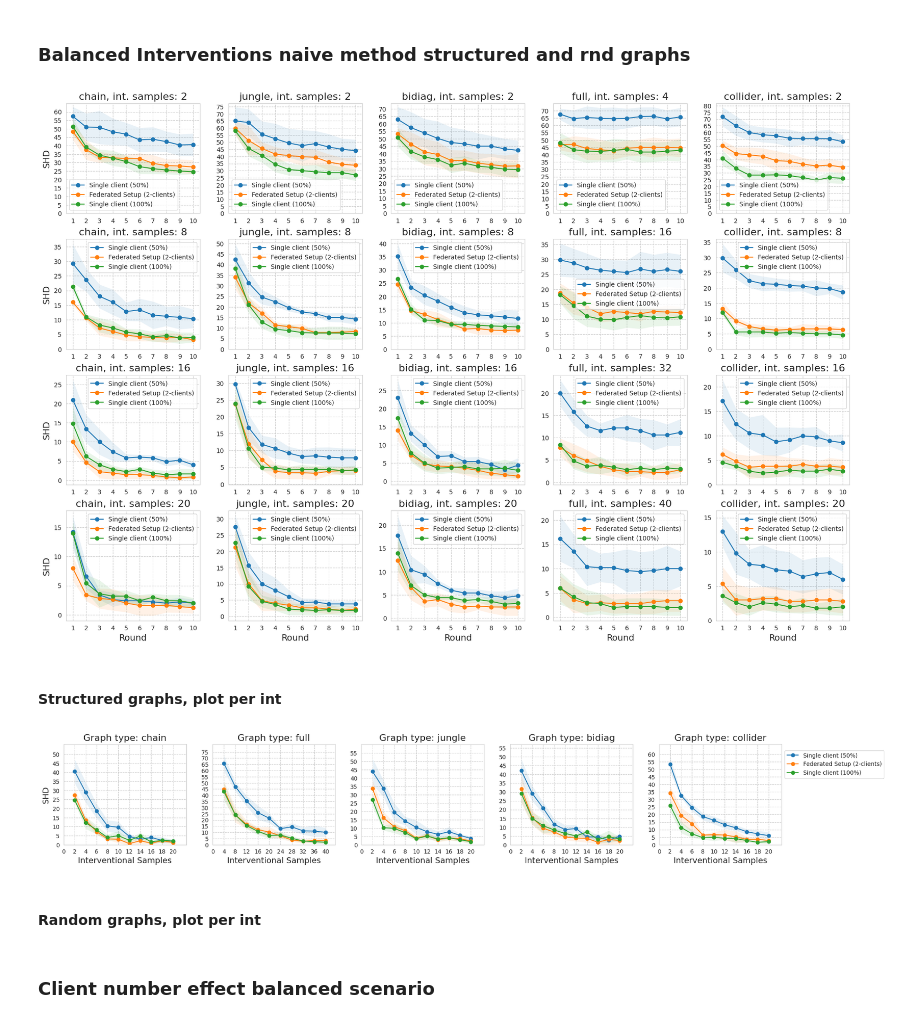
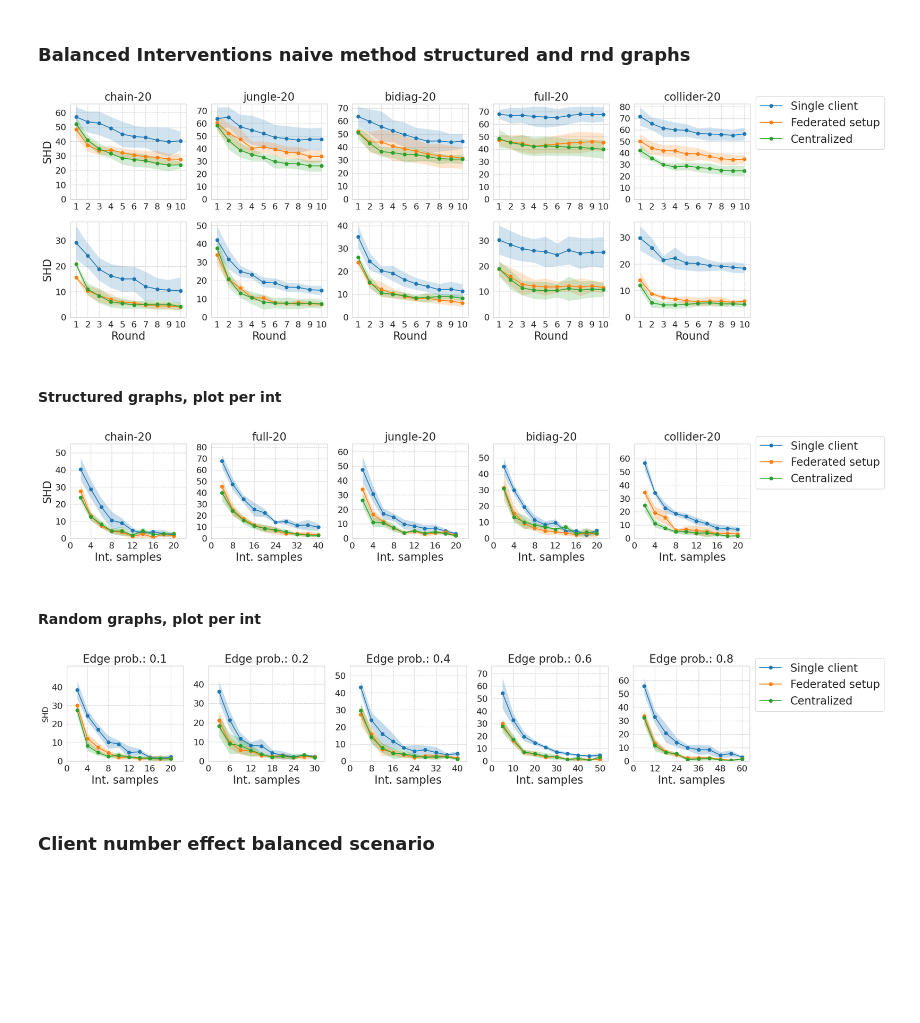
Before and after one commit to aminabyaneh/fed-cdi, a Jupyter notebook: federated/cluster/cluster_results.ipynb, the cells around one changed output. Drawn from its saved outputs; the diff is of its cells as text; code cells hidden in the pictures; blank space fills up the shorter version.

```diff
--- a/federated/cluster/cluster_results.ipynb
+++ b/federated/cluster/cluster_results.ipynb
@@ -67,20 +67,19 @@ def plot_cluster_experiments_subplots(axs, subplot_idx, num_experiments, repeat_
             axs[row, col].plot(rounds, metrics_avg, label=labels_list[experiment_id], linestyle='solid', marker='o')
             axs[row, col].fill_between(rounds, metrics_avg - std_exageration * metrics_std,
                                       (metrics_avg + std_exageration * metrics_std),
-                                       alpha=0.1)
+                                       alpha=0.2)
 
-            if single_legend:
-                axs[0, n_col - 1].legend(loc='center left', bbox_to_anchor=(1, 0.5))
-            else:
-                axs[row, col].legend(loc='best')
-
-            axs[row, 0].set_ylabel(plot_metric, fontsize=14)
-            axs[n_row - 1, col].set_xlabel('Round', fontsize=14)
+            axs[row, 0].set_ylabel(plot_metric, fontsize=20)
+            axs[n_row - 1, col].set_xlabel('Round', fontsize=20)
             axs[row, col].set_xlim([0.5, 10.5])
 
+            axs[row, col].tick_params(axis='x', labelsize=16)
+            axs[row, col].tick_params(axis='y', labelsize=16)
+
             start, end = axs[row, col].get_ylim()
-            axs[row, col].yaxis.set_ticks(np.arange(0, end, 5).astype(int))
+            axs[row, col].yaxis.set_ticks(np.arange(0, end, 10).astype(int))
             axs[row, col].xaxis.set_ticks(np.arange(1, 11, 1).astype(int))
+    return axs
 # %% [output]
 <Figure size 432x288 with 0 Axes>
 # %% [markdown]
@@ -91,41 +90,42 @@ num_experiments, repeat_count = 3, 5
 num_vars = 20
 
 # Specific Setup
 int_sample_sizes = [5, 10, 20, 40, 60, 80, 100, 120, 160, 200]
 experiment_graphs = "str"
 
 # Graphs
 graph_types = ["chain", "jungle", "bidiag", "full", "collider"]
 edge_probs = [0.1, 0.2, 0.4, 0.6, 0.8]
 
 # Build experiments info
 graphs = graph_types if experiment_graphs == "str" else edge_probs
-title = "" if experiment_graphs == "str" else "ep: "
+title = "" if experiment_graphs == "str" else "Edge prob.: "
 
-labels = [f'Single client (50%)', 'Federated Setup (2-clients)', "Single client (100%)"]
+labels = [f'Single client', 'Federated setup', "Centralized"]
 
-parent_folder_name = 'naive_agg'
-specifiers = [1, 4, 8, 10] # PLOT READY [1, 2, 3, 4, 5, 6, 7, 8, 9, 10]
+parent_folder_name = 'balanced_str' if experiment_graphs == "str" else "balanced_rnd"
+specifiers = [1, 4]
 
 n_row = len(specifiers)
 n_col = len(graphs)
 
-fig, axs = plt.subplots(n_row, n_col, figsize=(18, 12), dpi=100)
+fig, axs = plt.subplots(n_row, n_col, figsize=(18, 6), dpi=100)
 fig.tight_layout(h_pad=2, w_pad=1.5)
 
 init_samples = [2, 2, 2, 4, 2] if experiment_graphs == "str" else [2, 3, 4, 5, 6]
 for row, specifier in enumerate(specifiers):
     for col, graph in enumerate(graphs):
-        axs[row, col].set_title(f'{title}{graph}, int. samples: {specifier * init_samples[col]}', fontsize=16)
         exps_folder_name = f'BalancedSetup-{graph}-{num_vars}-{specifier}'
-        plot_cluster_experiments_subplots (axs, (row, col), num_experiments, repeat_count,
+        axs = plot_cluster_experiments_subplots (axs, (row, col), num_experiments, repeat_count,
                                            labels, parent_folder_name,
                                            exps_folder_name, plot_target='round_metrics')
 
+        axs[0, col].set_title(f'{title}{graph}-20', fontsize=20)
+axs[0, n_col - 1].legend(loc='center left', bbox_to_anchor=(1.0, 0.8), prop={'size': 20})
 plt.savefig(f'balanced_int_aggregation_{experiment_graphs}.png', bbox_inches='tight')
 plt.show()
 # %% [output]
-[figure, old version]
+[figure, new version]
 # %% [markdown]
 #### Structured graphs, plot per int
 # %%
@@ -138,11 +138,11 @@ graphs = ["chain", "full", "jungle", "bidiag", "collider"]
 experiment_graphs = "str"
 
 # Build experiments info
-parent_folder_name = 'naive_agg'
+parent_folder_name = 'balanced_str'
 specifiers = [1, 2, 3, 4, 5, 6, 7, 8, 9, 10]
 int_samples_others = [2, 4, 6, 8, 10, 12, 14, 16, 18, 20]
 full_samples = (2 * np.array(int_samples_others)).astype(int)
-labels = [f'Single client (50%)', 'Federated Setup (2-clients)', "Single client (100%)"]
+labels = [f'Single client', 'Federated setup', "Centralized"]
 
 n_row = 1
 n_col = len(graphs)
@@ -152,7 +152,7 @@ fig.tight_layout(h_pad=1, w_pad=1.5)
 
 for col, graph in enumerate(graphs):
     int_samples = full_samples if graph == 'full' else int_samples_others
-    axs[col].set_title(f'Graph type: {graph}', fontsize=16)
+    axs[col].set_title(f'{graph}-20', fontsize=20)
 
     for experiment_id in range(num_experiments):
         shd_per_int_samples_list = list()
@@ -180,10 +180,10 @@ for col, graph in enumerate(graphs):
                       linestyle='solid', marker='o')
         axs[col].fill_between(int_samples, shd_per_int_samples_avg - shd_per_int_samples_std,
                               (shd_per_int_samples_avg +  shd_per_int_samples_std),
-                               alpha=0.1)
+                               alpha=0.25)
 
-        axs[0].set_ylabel("SHD", fontsize=14)
-        axs[col].set_xlabel('Interventional Samples', fontsize=14)
+        axs[0].set_ylabel("SHD", fontsize=20)
+        axs[col].set_xlabel('Int. samples', fontsize=20)
 
         start_x, end_x = axs[col].get_xlim()
         start_y, end_y = axs[col].get_ylim()
@@ -191,15 +191,18 @@ for col, graph in enumerate(graphs):
         axs[col].set_xlim([start_x + 0.5, end_x + 0.5])
         axs[col].set_ylim([0, end_y + 2])
 
-        axs[col].yaxis.set_ticks(np.arange(0, end_y, 5).astype(int))
-        if graph == "full":  axs[col].xaxis.set_ticks(np.arange(0, end_x, 4).astype(int))
-        else: axs[col].xaxis.set_ticks(np.arange(0, end_x, 2).astype(int))
-axs[n_col - 1].legend(loc='center left', bbox_to_anchor=(1.0, 0.8))
+        axs[col].tick_params(axis='x', labelsize=16)
+        axs[col].tick_params(axis='y', labelsize=16)
+
+        axs[col].yaxis.set_ticks(np.arange(0, end_y, 10).astype(int))
+        if graph == "full":  axs[col].xaxis.set_ticks(np.arange(0, end_x, end_x // 5).astype(int))
+        else: axs[col].xaxis.set_ticks(np.arange(0, end_x, end_x // 5).astype(int))
+axs[n_col - 1].legend(loc='center left', bbox_to_anchor=(1.0, 0.8), prop={'size': 20})
 
 plt.savefig(f'balanced_int_{experiment_graphs}_shd_per_samples.png', bbox_inches='tight')
 plt.show()
 # %% [output]
-[figure, old version]
+[figure, new version]
 # %% [markdown]
 #### Random graphs, plot per int
 # %%
@@ -213,10 +216,10 @@ graphs = edge_probs
 experiment_graphs = "rnd"
 
 # Build experiments info
-parent_folder_name = 'naive_agg'
+parent_folder_name = 'balanced_rnd'
 specifiers = [1, 2, 3, 4, 5, 6, 7, 8, 9, 10]
 int_sample_sizes = [2, 3, 4, 5, 6]
-labels = [f'Single client (50%)', 'Federated Setup (2-clients)', "Single client (100%)"]
+labels = [f'Single client', 'Federated setup', "Centralized"]
 
 n_row = 1
 n_col = len(graphs)
@@ -226,7 +229,7 @@ fig.tight_layout(h_pad=1, w_pad=1.5)
 
 for col, graph in enumerate(graphs):
     int_samples = [int_sample_sizes[col] * spc for spc in specifiers]
-    axs[col].set_title(f'Edge prob.: {graph}', fontsize=16)
+    axs[col].set_title(f'Edge prob.: {graph}', fontsize=20)
 
     for experiment_id in range(num_experiments):
         shd_per_int_samples_list = list()
@@ -254,23 +257,28 @@ for col, graph in enumerate(graphs):
                       linestyle='solid', marker='o')
         axs[col].fill_between(int_samples, shd_per_int_samples_avg - shd_per_int_samples_std,
                               (shd_per_int_samples_avg +  shd_per_int_samples_std),
-                               alpha=0.1)
+                               alpha=0.25)
 
         axs[0].set_ylabel("SHD", fontsize=14)
-        axs[col].set_xlabel('Interventional Samples', fontsize=14)
+        axs[col].set_xlabel('Int. samples', fontsize=20)
 
         start_x, end_x = axs[col].get_xlim()
         start_y, end_y = axs[col].get_ylim()
 
+        axs[col].tick_params(axis='x', labelsize=16)
+        axs[col].tick_params(axis='y', labelsize=16)
+
         axs[col].set_xlim([start_x + 0.5, end_x + 0.5])
         axs[col].set_ylim([0, end_y + 2])
 
-        axs[col].yaxis.set_ticks(np.arange(0, end_y, 5).astype(int))
-        axs[col].xaxis.set_ticks(np.arange(0, end_x, int_sample_sizes[col]).astype(int))
-axs[n_col - 1].legend(loc='center left', bbox_to_anchor=(1.0, 0.8))
+        axs[col].yaxis.set_ticks(np.arange(0, end_y, 10).astype(int))
+        axs[col].xaxis.set_ticks(np.arange(0, end_x, end_x // 5).astype(int))
+axs[n_col - 1].legend(loc='center left', bbox_to_anchor=(1.0, 0.8), prop={'size': 20})
 
 plt.savefig(f'balanced_int_{experiment_graphs}_shd_per_samples.png', bbox_inches='tight')
 plt.show()
+# %% [output]
+[figure, added]
 # %% [markdown]
 ### Client number effect balanced scenario
 # %%
```
Also changed, not shown: parts of 6 cells of this notebook, 2 other files.
